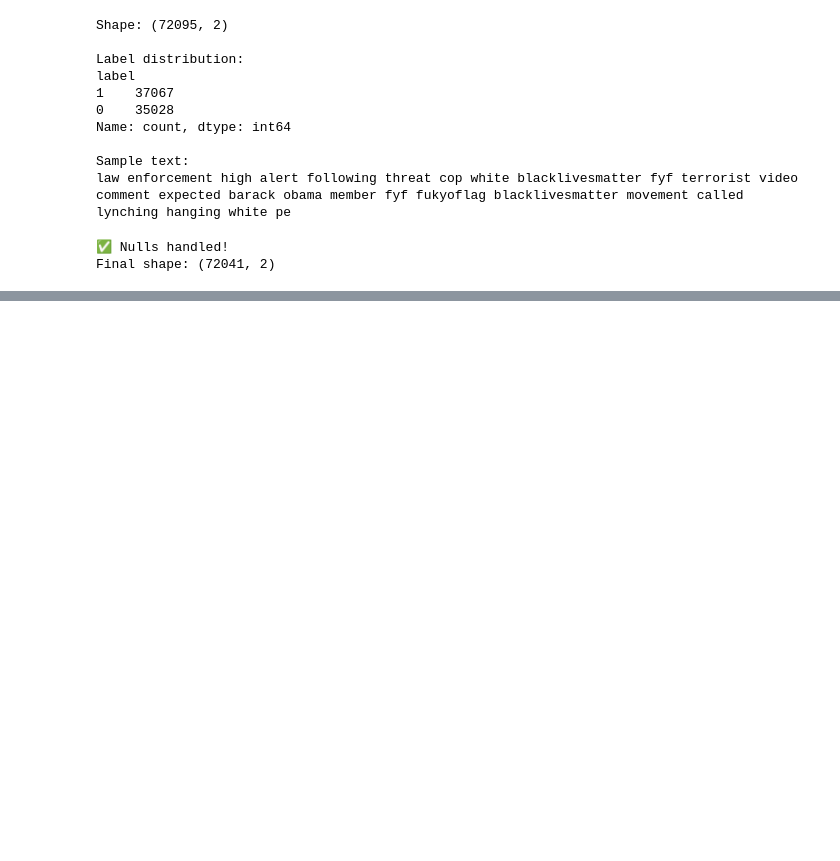
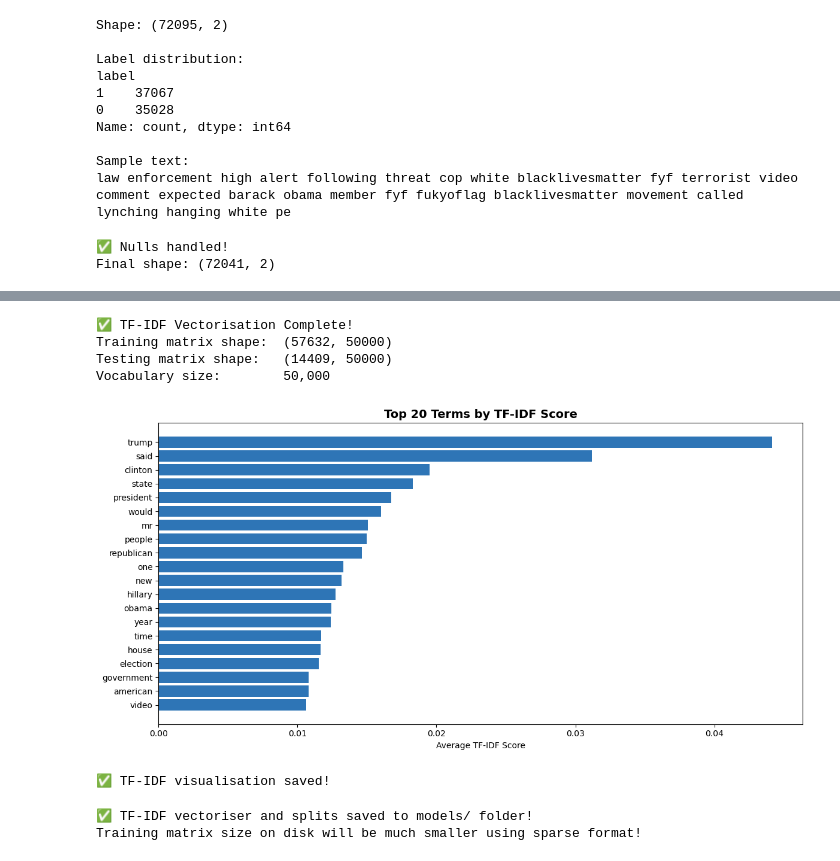
Before and after one commit to pulindu117/NLP_Group_04, a Jupyter notebook: notebooks/03_features_pulindu_pasanjith.ipynb, the cells around one changed output, grey strips where cells are left out. Drawn from its saved outputs; the diff is of its cells as text; code cells hidden in the pictures; blank space fills up the shorter version.

Commit message:
Add TF-IDF and LSTM feature engineering, update gitignore for model files

```diff
--- a/notebooks/03_features_pulindu_pasanjith.ipynb
+++ b/notebooks/03_features_pulindu_pasanjith.ipynb
@@ -51,0 +100,63 @@ Final shape: (72041, 2)
+# %%
+# Create TF-IDF vectoriser
+tfidf = TfidfVectorizer(
+    max_features=50000,    # keep top 50,000 words
+    ngram_range=(1, 2),    # use single words AND pairs of words
+    min_df=2,              # ignore words appearing in fewer than 2 articles
+    max_df=0.95            # ignore words appearing in more than 95% of articles
+)
+
+# Fit on training data ONLY — never fit on test data!
+X_train_tfidf = tfidf.fit_transform(X_train)
+X_test_tfidf = tfidf.transform(X_test)
+
+print("✅ TF-IDF Vectorisation Complete!")
+print(f"Training matrix shape:  {X_train_tfidf.shape}")
+print(f"Testing matrix shape:   {X_test_tfidf.shape}")
+print(f"Vocabulary size:        {len(tfidf.vocabulary_):,}")
+# %% [output]
+✅ TF-IDF Vectorisation Complete!
+Training matrix shape:  (57632, 50000)
+Testing matrix shape:   (14409, 50000)
+Vocabulary size:        50,000
+# %%
+# Get feature names and their average TF-IDF scores
+feature_names = tfidf.get_feature_names_out()
+tfidf_scores = X_train_tfidf.mean(axis=0).A1
+
+# Get top 20 terms
+top_indices = tfidf_scores.argsort()[-20:][::-1]
+top_terms = [feature_names[i] for i in top_indices]
+top_scores = [tfidf_scores[i] for i in top_indices]
+
+plt.figure(figsize=(12, 6))
+plt.barh(list(reversed(top_terms)), list(reversed(top_scores)), color='#2E75B6')
+plt.title('Top 20 Terms by TF-IDF Score', fontsize=14, fontweight='bold')
+plt.xlabel('Average TF-IDF Score')
+plt.tight_layout()
+plt.savefig('../screenshots/05_tfidf_top_terms.png', dpi=150, bbox_inches='tight')
+plt.show()
+print("✅ TF-IDF visualisation saved!")
+# %% [output]
+[figure, added]
+✅ TF-IDF visualisation saved!
+# %%
+import scipy.sparse
+
+# Save the fitted vectoriser — needed later for the web app!
+with open('../models/tfidf_vectorizer.pkl', 'wb') as f:
+    pickle.dump(tfidf, f)
+
+# Save train/test splits in SPARSE format — much smaller, no memory error!
+scipy.sparse.save_npz('../models/X_train_tfidf.npz', X_train_tfidf)
+scipy.sparse.save_npz('../models/X_test_tfidf.npz', X_test_tfidf)
+
+# These are small — fine to save normally
+np.save('../models/y_train.npy', y_train.values)
+np.save('../models/y_test.npy', y_test.values)
+
+print("✅ TF-IDF vectoriser and splits saved to models/ folder!")
+print(f"Training matrix size on disk will be much smaller using sparse format!")
+# %% [output]
+✅ TF-IDF vectoriser and splits saved to models/ folder!
+Training matrix size on disk will be much smaller using sparse format!
```
Also changed, not shown: parts of 3 cells of this notebook, 5 other files.
